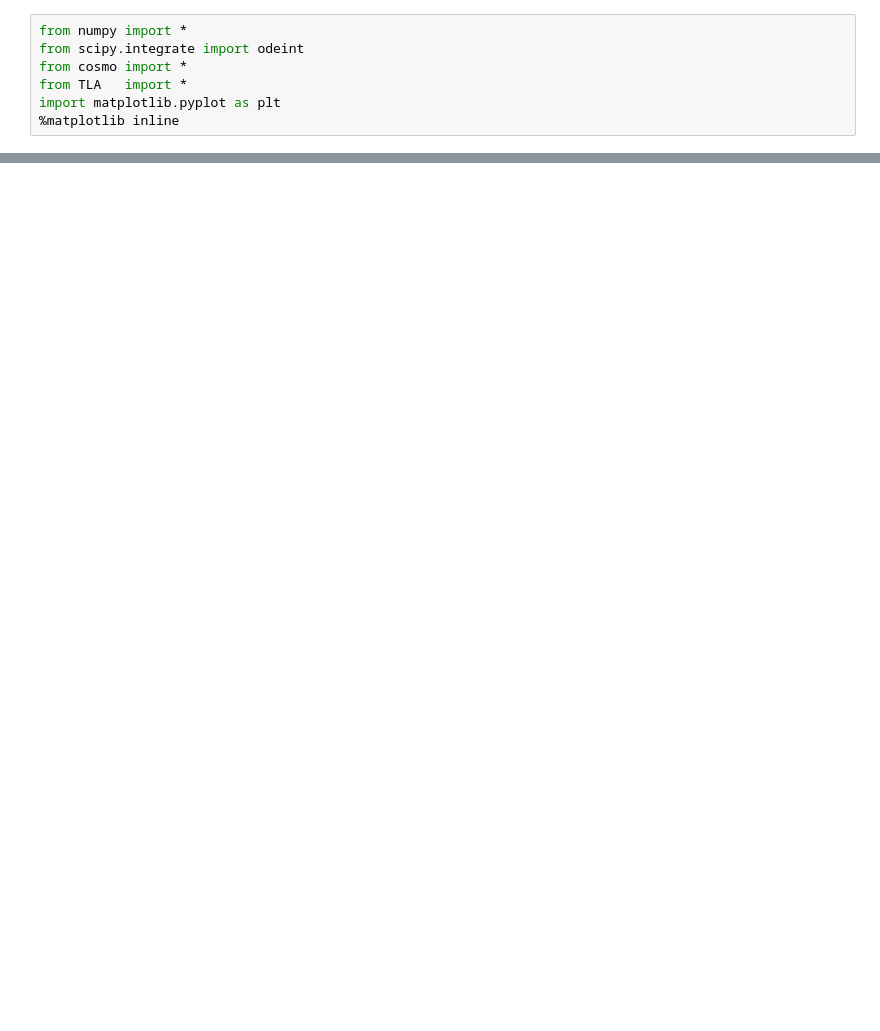
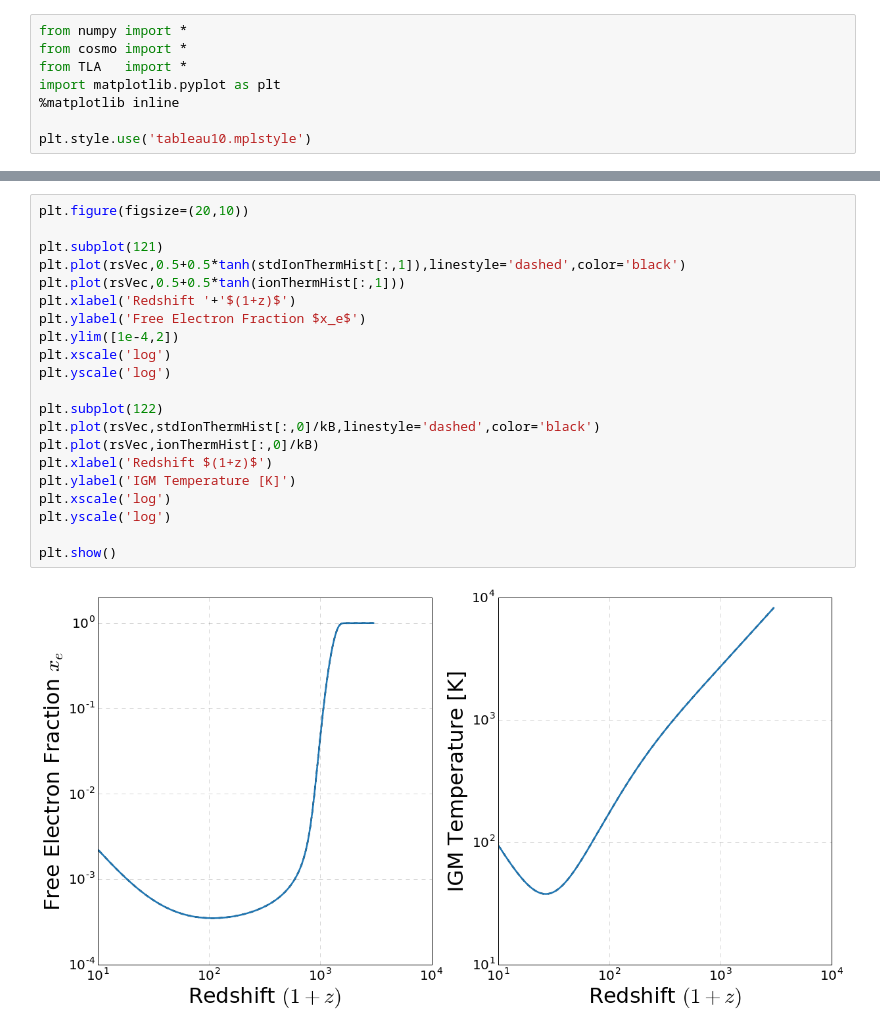
Before and after one commit to LBJ-Wade/dmionhist, a Jupyter notebook: dmionhist.ipynb, the cells around one changed output, grey strips where cells are left out. Drawn from its saved outputs; the diff is of its cells as text; blank space fills up the shorter version.

Commit message:
odeint integrator set to correctly solve very large ionizations. f(z) and injection rate functions correctly implemented. matplotlib style sheet included.

```diff
--- a/dmionhist.ipynb
+++ b/dmionhist.ipynb
@@ -1,9 +1,10 @@
 # %%
 from numpy import *
-from scipy.integrate import odeint
 from cosmo import *
 from TLA   import *
 import matplotlib.pyplot as plt
 %matplotlib inline
+
+plt.style.use('tableau10.mplstyle')
 # %% [markdown]
 # Three-Level Atom Integration
@@ -41,0 +39,23 @@ plt.show()
+# %%
+plt.figure(figsize=(20,10))
+
+plt.subplot(121)
+plt.plot(rsVec,0.5+0.5*tanh(stdIonThermHist[:,1]),linestyle='dashed',color='black')
+plt.plot(rsVec,0.5+0.5*tanh(ionThermHist[:,1]))
+plt.xlabel('Redshift '+'$(1+z)$')
+plt.ylabel('Free Electron Fraction $x_e$')
+plt.ylim([1e-4,2])
+plt.xscale('log')
+plt.yscale('log')
+
+plt.subplot(122)
+plt.plot(rsVec,stdIonThermHist[:,0]/kB,linestyle='dashed',color='black')
+plt.plot(rsVec,ionThermHist[:,0]/kB)
+plt.xlabel('Redshift $(1+z)$')
+plt.ylabel('IGM Temperature [K]')
+plt.xscale('log')
+plt.yscale('log')
+
+plt.show()
+# %% [output]
+[figure, added]
```
Also changed, not shown: parts of 2 cells of this notebook, 3 other files.
